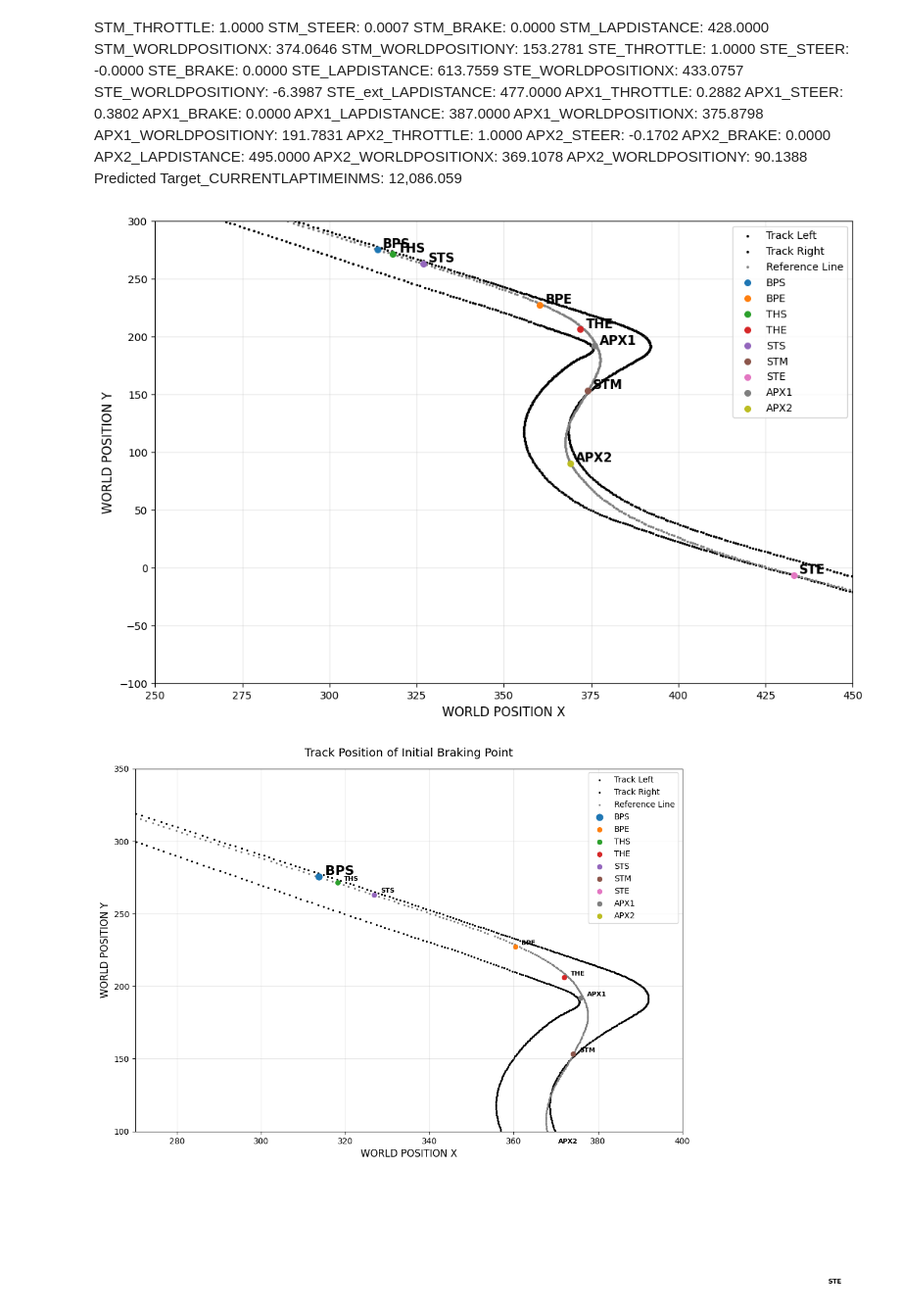
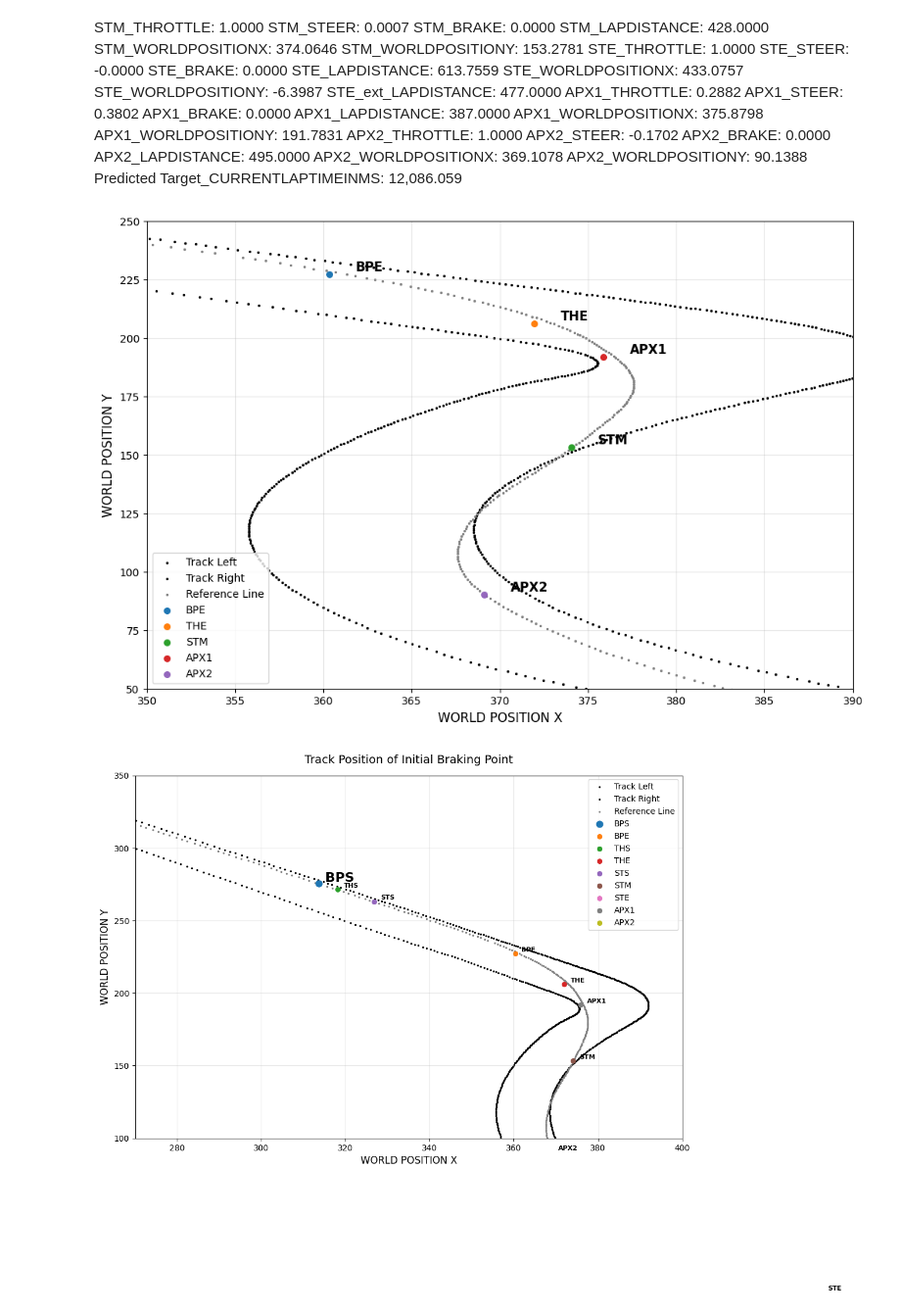
Before and after one commit to muhaseeb34/Data3001-Modelling-2, a Jupyter notebook: Muhammad-mutual_info-VIF-SVR.ipynb, the cells around one changed output. Shown at 98% size. Saved outputs shown, nothing was run; the diff lists cells and outputs as text; code cells hidden in the pictures.

```diff
--- a/Muhammad-mutual_info-VIF-SVR.ipynb
+++ b/Muhammad-mutual_info-VIF-SVR.ipynb
@@ -394,43 +390,43 @@ Predicted Target_CURRENTLAPTIMEINMS: 12,086.059
 import matplotlib.pyplot as plt
 
 points = {}
-
-prefixes = ["BPS", "BPE", "THS", "THE", "STS", "STM", "STE", "APX1", "APX2"]
+#  "BPS","THS", "STS","STE"
+prefixes = [ "BPE",  "THE",  "STM",  "APX1", "APX2"]
 
 row = best_combo_unscaled.iloc[0]
 for p in prefixes:
     x_col = f"{p}_WORLDPOSITIONX"
     y_col = f"{p}_WORLDPOSITIONY"
 
     if x_col in row and y_col in row:
         points[p] = (float(row[x_col]), float(row[y_col]))
 
 plt.figure(figsize=(12, 8))
 f = 100000
 
 plt.scatter(track_left.loc[track_left["FRAME"] <= f,  "WORLDPOSX"],
             track_left.loc[track_left["FRAME"] <= f,  "WORLDPOSY"],
             s=2, color="black", label="Track Left")
 plt.scatter(track_right.loc[track_right["FRAME"] <= f, "WORLDPOSX"],
             track_right.loc[track_right["FRAME"] <= f, "WORLDPOSY"],
             s=2, color="black", label="Track Right")
 plt.scatter(track_line.loc[track_line["FRAME"] <= f,  "WORLDPOSX"],
             track_line.loc[track_line["FRAME"] <= f,  "WORLDPOSY"],
             s=2, color="gray",  label="Reference Line")
 for name, (x, y) in points.items():
 
     plt.scatter(x, y, s=30, label=name)
     plt.text(x + 1.5, y + 1.5, name, fontsize=12, weight="bold")
 
 plt.xlabel("WORLD POSITION X", fontsize=12)
 plt.ylabel("WORLD POSITION Y", fontsize=12)
-plt.xlim(250, 450)
-plt.ylim(-100, 300)
+plt.xlim(350, 390)
+plt.ylim(50, 250)
 plt.grid(alpha=0.3)
 plt.legend()
 plt.show()
 # %% [output]
-[figure, old version]
+[figure, new version]
 # %%
 import matplotlib.pyplot as plt
 
```
Also changed, not shown: parts of 4 cells of this notebook.
